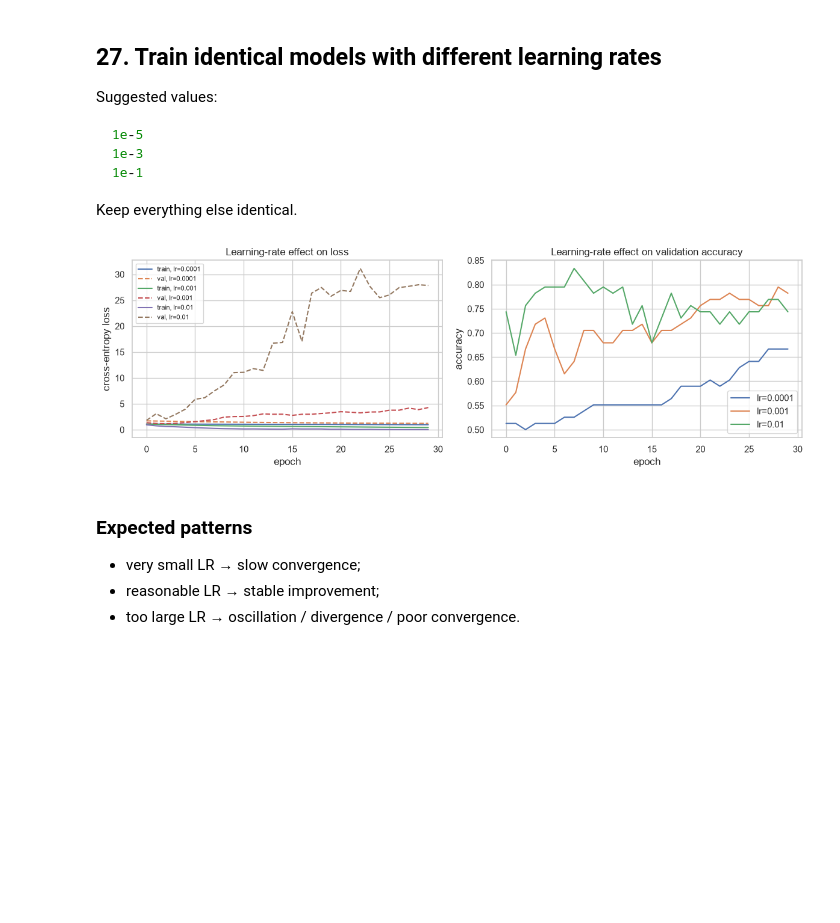
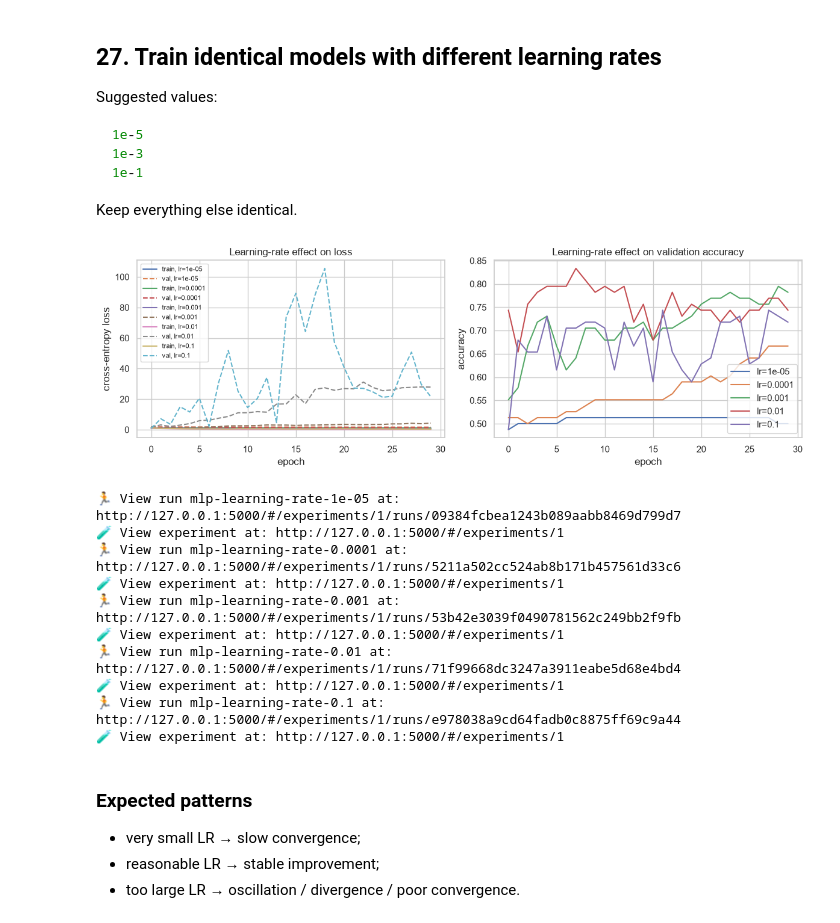
Before and after one commit to mrazzb/KSE_ML_for_bioinformatics, a Jupyter notebook: practicals/week6/Practical_06_Neural_Networks_Microscopy.ipynb, the cells around one changed output. Cells and saved outputs as stored; diff of their text form; code cells hidden in the pictures; blank space fills up the shorter version.

```diff
--- a/practicals/week6/Practical_06_Neural_Networks_Microscopy.ipynb
+++ b/practicals/week6/Practical_06_Neural_Networks_Microscopy.ipynb
@@ -417,7 +405,7 @@ display(df.isna().sum().sort_values(ascending=False).head(15).rename("missing").
 
 for column in ["cell_type", "sample_group"]:
     print(f"{column}: {df[column].nunique()} unique values")
-    display(df[column].value_counts(dropna=False).head(10).rename("count").to_frame())
+    display(df[column].value_counts(dropna=False).rename("count").to_frame())
 # %% [output]
 0                            cell_type
 1                         sample_group
@@ -1431,7 +1380,7 @@ def evaluate(model, loader, criterion, device):
 # %% [markdown]
 ## 24. Full training loop
 # %%
-N_EPOCHS = 50
+N_EPOCHS = 100
 
 history = {"train_loss": [], "val_loss": [], "train_acc": [], "val_acc": []}
 
@@ -1784,7 +1745,7 @@ def fit_experiment(
     return experiment_model, experiment_history, best_epoch
 
 
-learning_rates = [1e-4, 1e-3, 1e-2]
+learning_rates = [1e-5, 1e-4, 1e-3, 1e-2, 0.1]
 learning_rate_results = {}
 learning_rate_models = {}
 
@@ -1821,34 +1782,44 @@ plt.show()
 
 for learning_rate, result in learning_rate_results.items():
     history_lr = result["history"]
     lr_series = {
         "train_loss": history_lr["train_loss"],
         "validation_loss": history_lr["val_loss"],
         "train_accuracy": history_lr["train_acc"],
         "validation_accuracy": history_lr["val_acc"],
     }
     log_mlflow_training_run(
         run_name=f"mlp-learning-rate-{learning_rate:g}",
         params={
             "framework": "pytorch",
             "architecture": "32,16",
             "learning_rate": learning_rate,
             "requested_epochs": 30,
             "actual_epochs": len(history_lr["train_loss"]),
             "best_epoch": result["best_epoch"],
             "batch_size": BATCH_SIZE,
             "random_state": RANDOM_STATE,
         },
         series=lr_series,
         final_metrics={
             "best_validation_accuracy": max(history_lr["val_acc"]),
             "best_validation_loss": min(history_lr["val_loss"]),
         },
         model=learning_rate_models[learning_rate],
         model_type="pytorch",
     )
 # %% [output]
-[figure, old version]
+[figure, new version]
+🏃 View run mlp-learning-rate-1e-05 at: http://127.0.0.1:5000/#/experiments/1/runs/09384fcbea1243b089aabb8469d799d7
+🧪 View experiment at: http://127.0.0.1:5000/#/experiments/1
+🏃 View run mlp-learning-rate-0.0001 at: http://127.0.0.1:5000/#/experiments/1/runs/5211a502cc524ab8b171b457561d33c6
+🧪 View experiment at: http://127.0.0.1:5000/#/experiments/1
+🏃 View run mlp-learning-rate-0.001 at: http://127.0.0.1:5000/#/experiments/1/runs/53b42e3039f0490781562c249bb2f9fb
+🧪 View experiment at: http://127.0.0.1:5000/#/experiments/1
+🏃 View run mlp-learning-rate-0.01 at: http://127.0.0.1:5000/#/experiments/1/runs/71f99668dc3247a3911eabe5d68e4bd4
+🧪 View experiment at: http://127.0.0.1:5000/#/experiments/1
+🏃 View run mlp-learning-rate-0.1 at: http://127.0.0.1:5000/#/experiments/1/runs/e978038a9cd64fadb0c8875ff69c9a44
+🧪 View experiment at: http://127.0.0.1:5000/#/experiments/1
 # %% [markdown]
 ### Expected patterns
 
```
Also changed, not shown: parts of 20 cells of this notebook, 15 other files.
